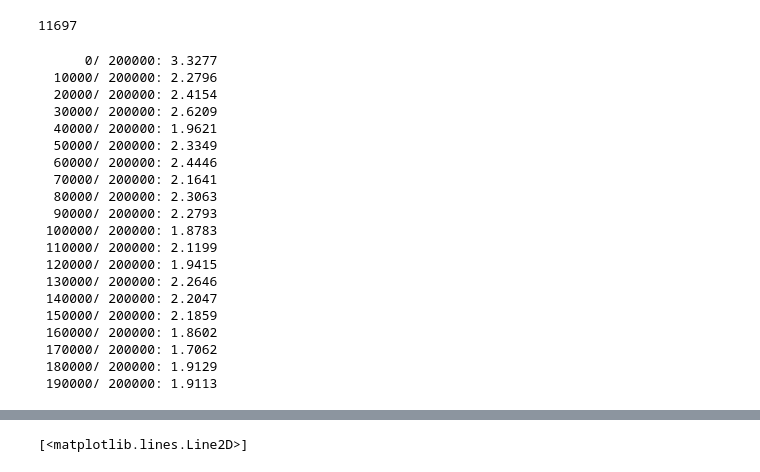
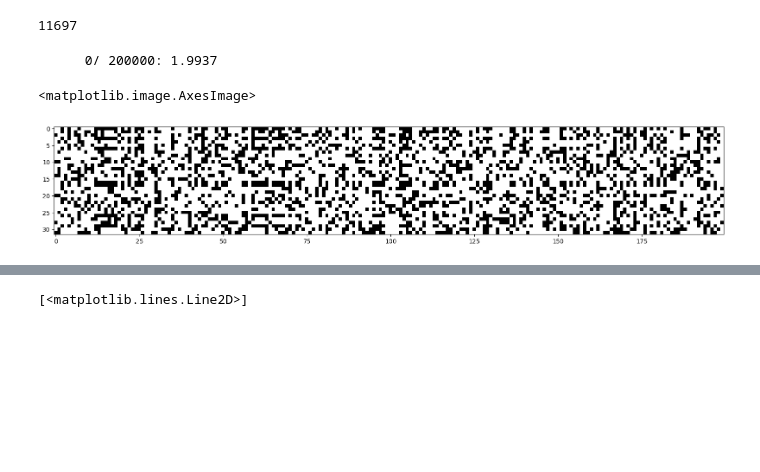
Before and after one commit to nasheqlbrm/makemore, a Jupyter notebook: nbs/03_makemore_bn.ipynb, the cells around one changed output, grey strips where cells are left out. Saved outputs shown, nothing was run; the diff lists cells and outputs as text; code cells hidden in the pictures; blank space fills up the shorter version.

```diff
--- a/nbs/03_makemore_bn.ipynb
+++ b/nbs/03_makemore_bn.ipynb
@@ -221,24 +221,13 @@ for i in range(max_steps):
     if i % 10000 == 0: # print every once in a while
         print(f'{i:7d}/{max_steps:7d}: {loss.item():.4f}')
     lossi.append(loss.log10().item())
+
+    break
 # %% [output]
-      0/ 200000: 3.3277
-  10000/ 200000: 2.2796
-  20000/ 200000: 2.4154
-  30000/ 200000: 2.6209
-  40000/ 200000: 1.9621
-  50000/ 200000: 2.3349
-  60000/ 200000: 2.4446
-  70000/ 200000: 2.1641
-  80000/ 200000: 2.3063
-  90000/ 200000: 2.2793
- 100000/ 200000: 1.8783
- 110000/ 200000: 2.1199
- 120000/ 200000: 1.9415
- 130000/ 200000: 2.2646
- 140000/ 200000: 2.2047
- 150000/ 200000: 2.1859
- 160000/ 200000: 1.8602
- 170000/ 200000: 1.7062
- 180000/ 200000: 1.9129
- 190000/ 200000: 1.9113
+      0/ 200000: 1.9937
+# %%
+plt.figure(figsize=(20,10))
+plt.imshow(h.abs() > 0.99, cmap='gray', interpolation='nearest')#white if True i.e., activations are  > 0.99 (and Black if False)
+# %% [output]
+<matplotlib.image.AxesImage>
+[figure, added]
```
Also changed, not shown: parts of 17 cells of this notebook.
